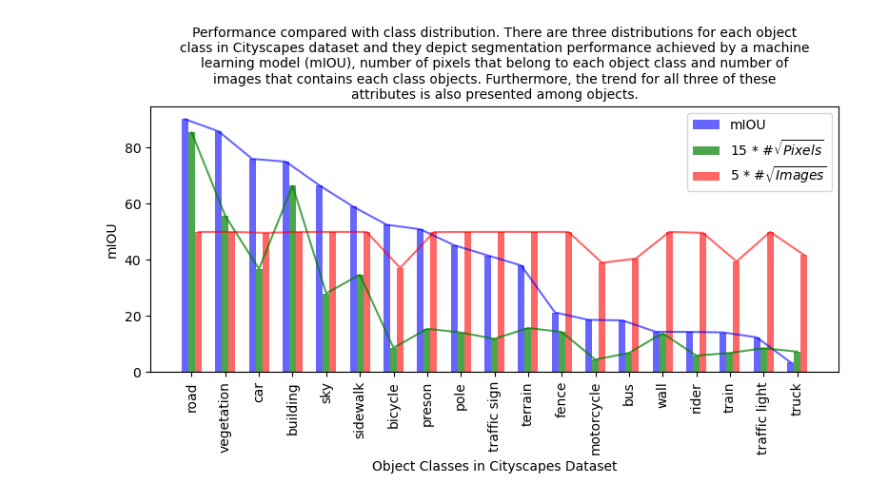
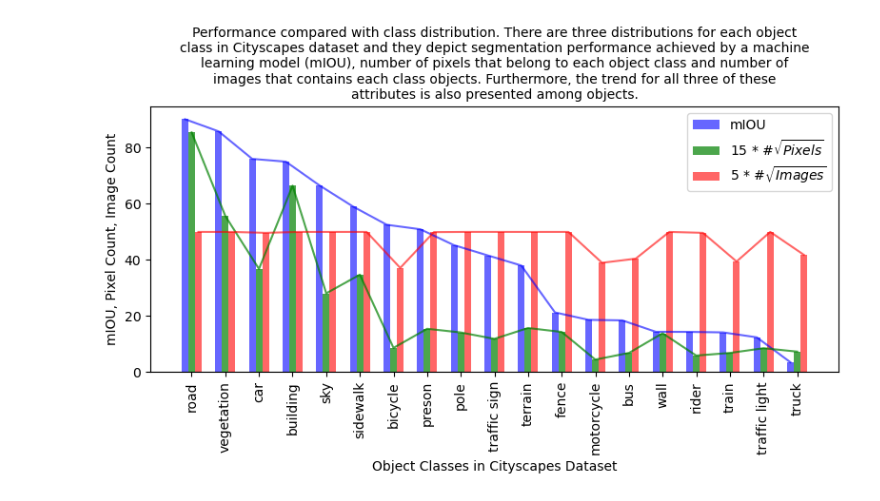
Before and after one commit to dipta007/SeeBel, a Jupyter notebook: codes/vis_1_beta/design_1.ipynb, the cells around one changed output. Saved outputs shown, nothing was run; the diff lists cells and outputs as text; code cells hidden in the pictures.

```diff
--- a/codes/vis_1_beta/design_1.ipynb
+++ b/codes/vis_1_beta/design_1.ipynb
@@ -80,32 +80,32 @@ liens1 = ax.plot(index, mIOU, bar_width,
                   color='blue')
 
 rects2 = plt.bar(index + 1*bar_width, [15*el for el in pixelwise_class_distribution_sqrt], bar_width,
                  alpha=0.7,
                  color='green',
                  label='15 * #$\sqrt{Pixels}$')
 
 liens2 = ax.plot(index + 1*bar_width, [15*el for el in pixelwise_class_distribution_sqrt], bar_width,
                  alpha=0.7,
                  color='green')
 
 rects3 = plt.bar(index + 2*bar_width, [5*el for el in imagewise_class_distribution_sqrt], bar_width,
                  alpha=opacity,
                  color='red',
                  label='5 * #$\sqrt{Images}$')
 
 liens3 = ax.plot(index + 2*bar_width, [5*el for el in imagewise_class_distribution_sqrt], bar_width,
                  alpha=opacity,
                  color='red')
 
 
 plt.xlabel('Object Classes in Cityscapes Dataset')
-plt.ylabel('mIOU')
+plt.ylabel('mIOU, Pixel Count, Image Count')
 plt.xticks(index + bar_width, class_list, rotation=90)
 plt.legend()
 caption = "Performance compared with class distribution. There are three distributions for each object class in Cityscapes dataset and they depict segmentation performance achieved by a machine learning model (mIOU), number of pixels that belong to each object class and number of images that contains each class objects. Furthermore, the trend for all three of these attributes is also presented among objects."
 
 title = ax.set_title("\n".join(wrap(caption, 92)), fontsize=10)
 plt.tight_layout()
 plt.show()
 # %% [output]
-[figure, old version]
+[figure, new version]
```
Also changed, not shown: 1 other file.
